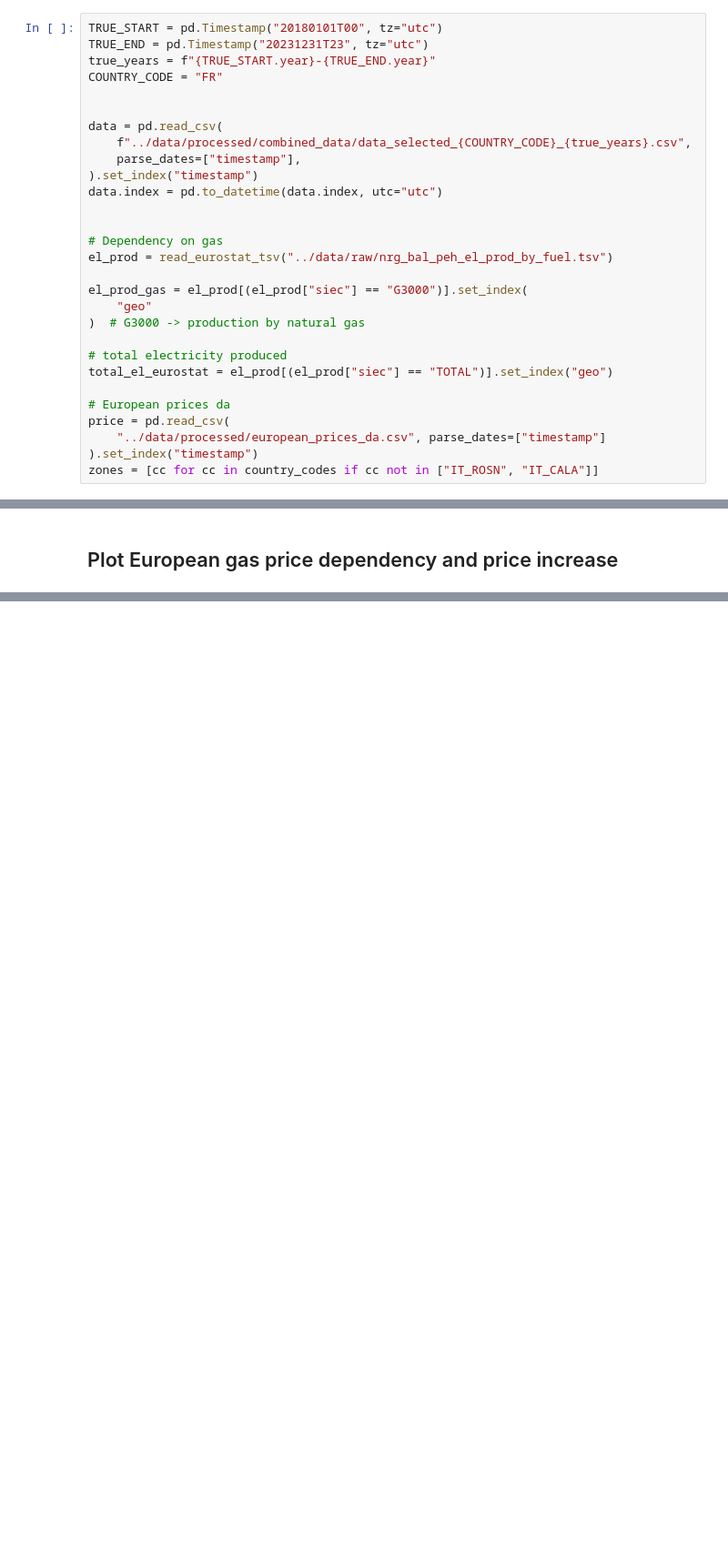
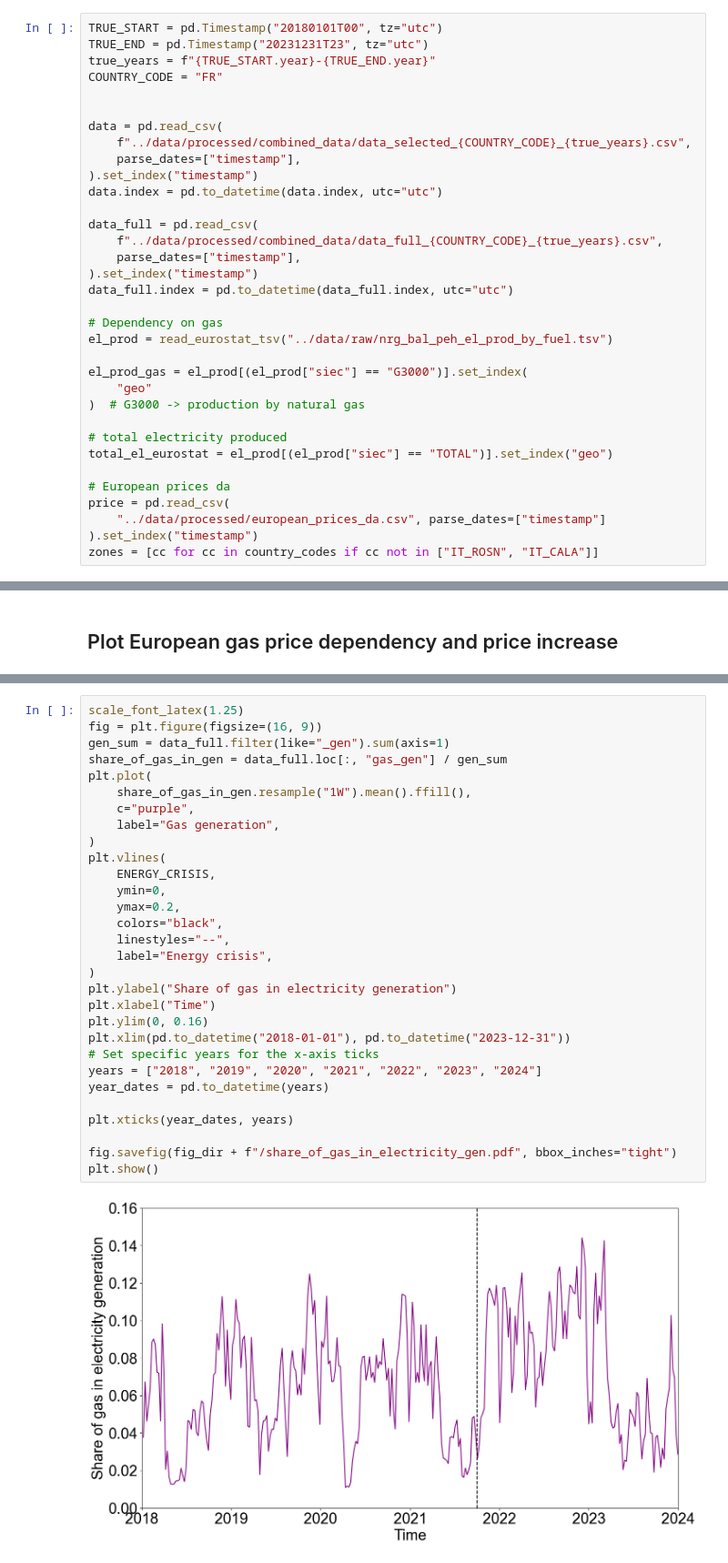
Before and after one commit to ulrich-oberhofer/Understanding-the-European-energy-crisis-through-structural-causal-models, a Jupyter notebook: SCM/notebooks/03-visualize_gas_price_vs_price.ipynb, the cells around one changed output, grey strips where cells are left out. Shown at 91% size. Drawn from its saved outputs; the diff is of its cells as text; blank space fills up the shorter version.

```diff
--- a/SCM/notebooks/03-visualize_gas_price_vs_price.ipynb
+++ b/SCM/notebooks/03-visualize_gas_price_vs_price.ipynb
@@ -28,6 +28,11 @@ data = pd.read_csv(
 ).set_index("timestamp")
 data.index = pd.to_datetime(data.index, utc="utc")
 
+data_full = pd.read_csv(
+    f"../data/processed/combined_data/data_full_{COUNTRY_CODE}_{true_years}.csv",
+    parse_dates=["timestamp"],
+).set_index("timestamp")
+data_full.index = pd.to_datetime(data_full.index, utc="utc")
 
 # Dependency on gas
 el_prod = read_eurostat_tsv("../data/raw/nrg_bal_peh_el_prod_by_fuel.tsv")
@@ -220,0 +230,32 @@ for i, label in enumerate(labels):
+# %%
+scale_font_latex(1.25)
+fig = plt.figure(figsize=(16, 9))
+gen_sum = data_full.filter(like="_gen").sum(axis=1)
+share_of_gas_in_gen = data_full.loc[:, "gas_gen"] / gen_sum
+plt.plot(
+    share_of_gas_in_gen.resample("1W").mean().ffill(),
+    c="purple",
+    label="Gas generation",
+)
+plt.vlines(
+    ENERGY_CRISIS,
+    ymin=0,
+    ymax=0.2,
+    colors="black",
+    linestyles="--",
+    label="Energy crisis",
+)
+plt.ylabel("Share of gas in electricity generation")
+plt.xlabel("Time")
+plt.ylim(0, 0.16)
+plt.xlim(pd.to_datetime("2018-01-01"), pd.to_datetime("2023-12-31"))
+# Set specific years for the x-axis ticks
+years = ["2018", "2019", "2020", "2021", "2022", "2023", "2024"]
+year_dates = pd.to_datetime(years)
+
+plt.xticks(year_dates, years)
+
+fig.savefig(fig_dir + f"/share_of_gas_in_electricity_gen.pdf", bbox_inches="tight")
+plt.show()
+# %% [output]
+[figure, added]
```
Also changed, not shown: parts of 3 cells of this notebook, 1 other file.
